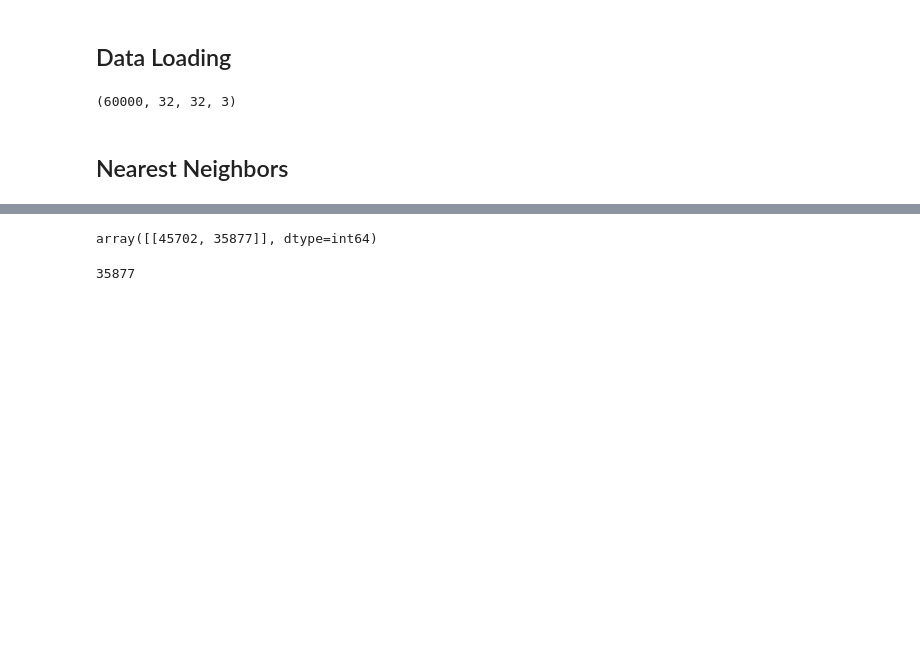
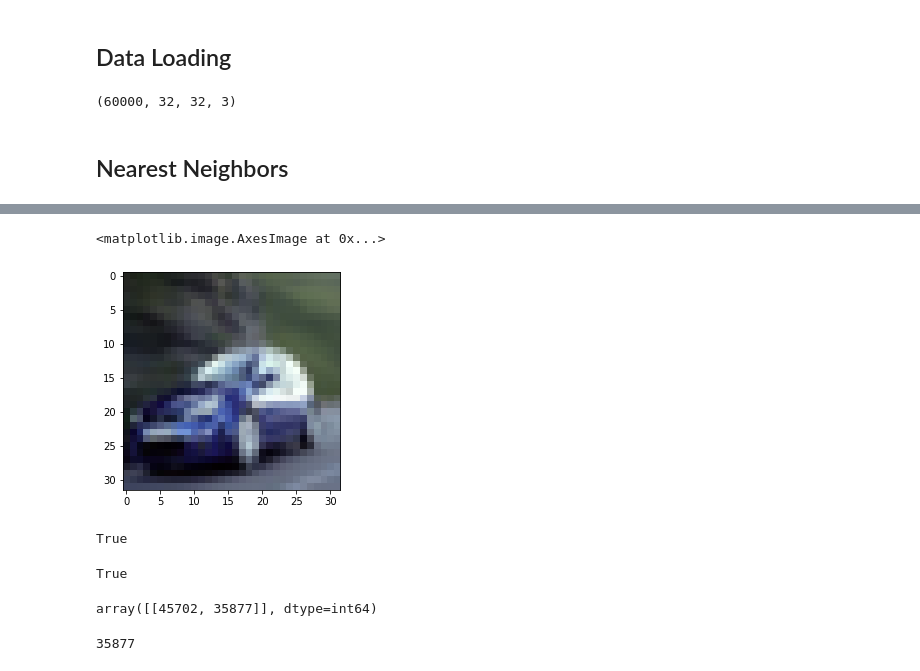
Before and after one commit to NguyenHai7120/Project4A-Optim-Stockage, a Jupyter notebook: CIFAR10Compression.ipynb, the cells around one changed output, grey strips where cells are left out. Saved outputs shown, nothing was run; the diff lists cells and outputs as text; code cells hidden in the pictures; blank space fills up the shorter version.

```diff
--- a/CIFAR10Compression.ipynb
+++ b/CIFAR10Compression.ipynb
@@ -55,3 +59,16 @@ array([48216, 10024, 58400, 57539, 58690, 11582, 24734, 47983, 34567,
+# %%
+plt.imshow(X[12451].astype('uint8'))
+# %% [output]
+<matplotlib.image.AxesImage at 0x...>
+[figure, added]
+# %%
+cv2.imwrite("./Image/knn325_neighbor.png", X[12451] )
+# %% [output]
+True
+# %%
+cv2.imwrite("./Image/knn_result.png", np.abs(X[12451] - X[n]) )
+# %% [output]
+True
 # %%
 y = NN.kneighbors(X_fatten[45702:45703,], n_neighbors = 2, return_distance = False)
 y
```
Also changed, not shown: parts of 3 cells of this notebook, 17 other files.
